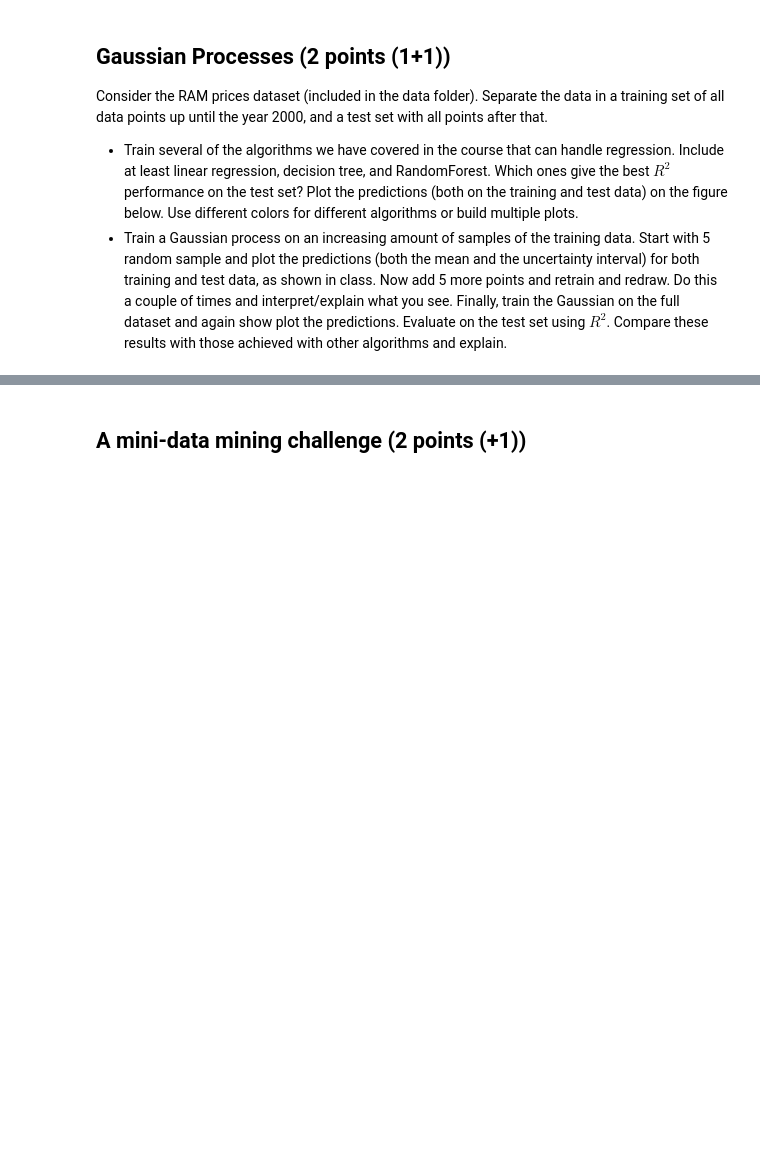
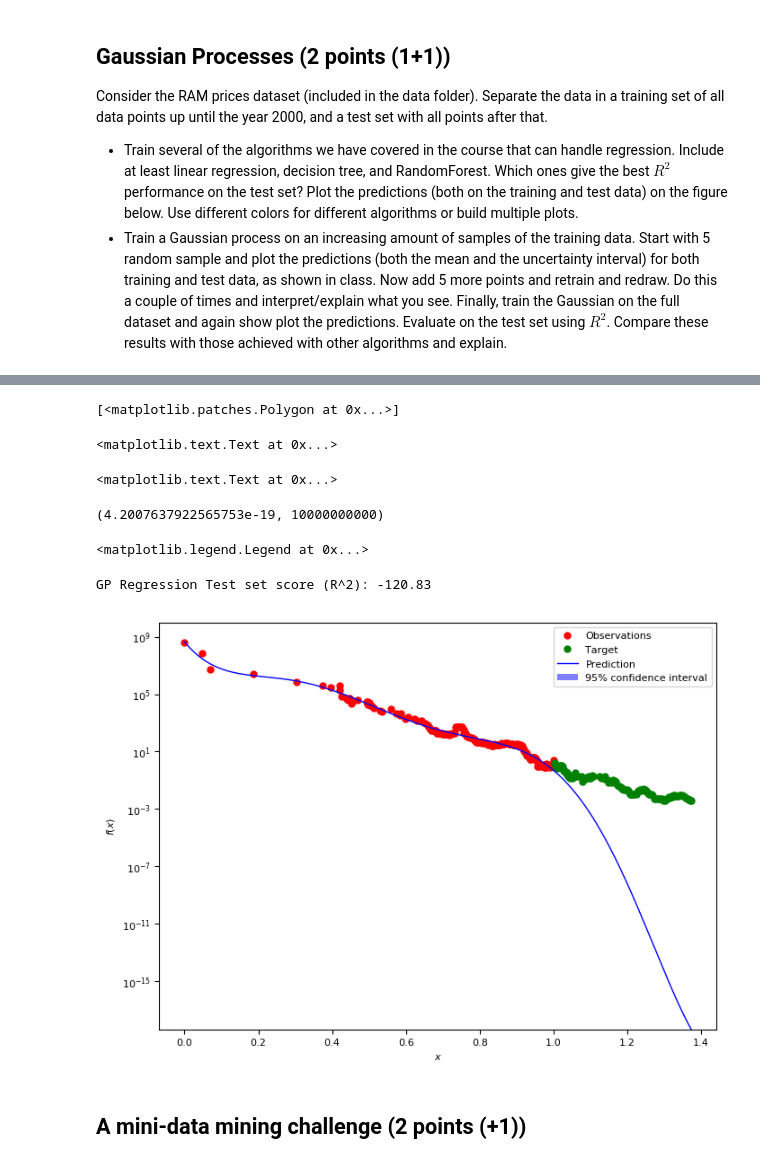
Before and after one commit to mcpeer/mla2, a Jupyter notebook: Assignment 2_peer.ipynb, the cells around one changed output, grey strips where cells are left out. Cells and saved outputs as stored; diff of their text form; code cells hidden in the pictures; blank space fills up the shorter version.

```diff
--- a/Assignment 2_peer.ipynb
+++ b/Assignment 2_peer.ipynb
@@ -375,0 +478,73 @@ plt.ylabel("Price in $/Mbyte");
+# %%
+# preprocessing using 0-1 scaling
+from sklearn.preprocessing import MinMaxScaler
+
+#reuse code from lecture 04
+ram_prices = pd.read_csv('data/ram_price.csv')
+
+from sklearn.tree import DecisionTreeRegressor
+from sklearn.linear_model import LinearRegression
+from sklearn.ensemble import RandomForestRegressor
+from sklearn.svm import SVR
+
+# Use historical data to forecast prices after the year 2000
+data_train = ram_prices[ram_prices.date < 2000]
+data_test = ram_prices[ram_prices.date >= 2000]
+
+# predict prices based on date:
+X_train = data_train.date[:, np.newaxis]
+X_test = data_test.date[:, np.newaxis]
+
+# we use a log-transform to get a simpler relationship of data to target
+y_train = np.log(data_train.price)
+y_test = np.log(data_test.price)
+
+
+scaler = MinMaxScaler()
+scaler.fit(X_train)
+X_train_scaled = scaler.transform(X_train)
+X_test_scaled = scaler.transform(X_test)
+
+
+
+# Mesh the input space for evaluations of the real function, the prediction and
+# its MSE
+x = np.atleast_2d(np.linspace(0,  max(X_test_scaled), 1000)).T
+
+#alpha 1e-10 default
+gp = GaussianProcessRegressor(n_restarts_optimizer=9).fit(X_train_scaled, y_train)
+
+# Make the prediction on the meshed x-axis (ask for MSE as well)
+y_pred, sigma = gp.predict(x, return_std=True)
+
+# Plot the function, the prediction and the 95% confidence interval based on
+# the MSE
+fig = plt.figure(figsize=(8,6))
+plt.semilogy(X_train_scaled, np.exp(y_train), 'r.', markersize=10, label=u'Observations')
+plt.semilogy(X_test_scaled, np.exp(y_test), 'g.', markersize=10, label=u'Target')
+plt.semilogy(x, np.exp(y_pred), 'b-', label=u'Prediction')
+plt.fill(np.concatenate([x, x[::-1]]),
+         np.concatenate([np.exp(y_pred - 1.9600 * sigma),
+                        (np.exp(y_pred + 1.9600 * sigma))[::-1]]),
+         alpha=.5, fc='b', ec='None', label='95% confidence interval')
+plt.xlabel('$x$')
+plt.ylabel('$f(x)$')
+plt.ylim(0,10000000000)
+plt.legend(loc='upper right')
+
+# use log_target for scoring.
+print("GP Regression Test set score (R^2): {:.2f}".format(gp.score(X_test_scaled, y_test)))
+
+
+
+
+
+
+
+#-------
+
+# # learning an SVM on the scaled training data
+# svm.fit(X_train_scaled, y_train)
+# # scoring on the scaled test set
+# print("Scaled test set accuracy: {:.2f}".format(svm.score(X_test_scaled, y_test)))
+# %% [output]
@@ -376,3 +555,10 @@ plt.ylabel("Price in $/Mbyte");
+[<matplotlib.patches.Polygon at 0x...>]
+<matplotlib.text.Text at 0x...>
+<matplotlib.text.Text at 0x...>
+(4.2007637922565753e-19, 10000000000)
+<matplotlib.legend.Legend at 0x...>
+GP Regression Test set score (R^2): -120.83
+[figure, added]
 # %% [markdown]
 ## A mini-data mining challenge (2 points (+1))
 # %% [markdown]
```
Also changed, not shown: parts of 9 cells of this notebook.
